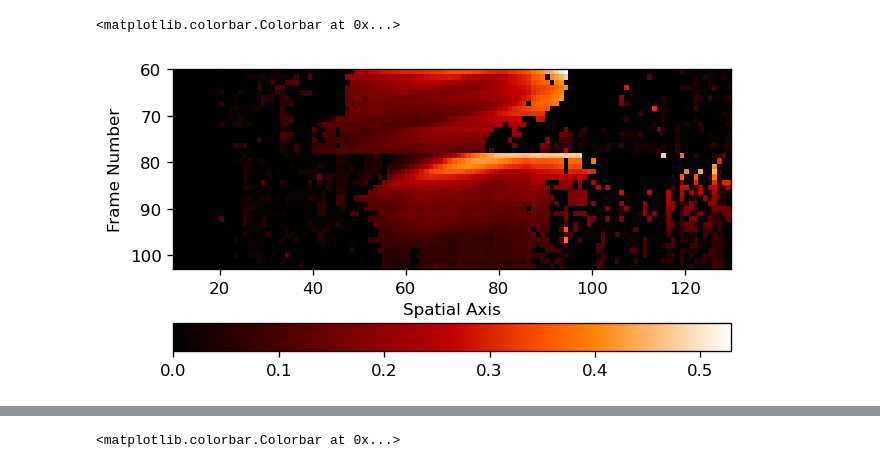
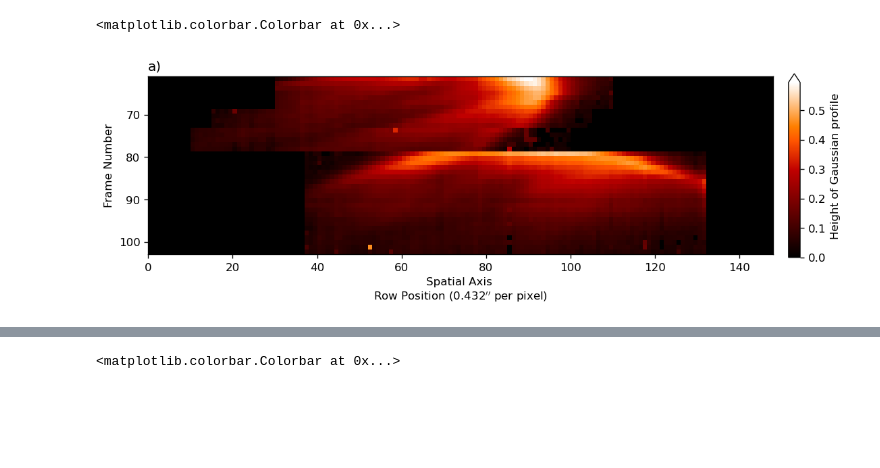
Before and after one commit to ruoyanwangdr/Dynamics-of-Jovian-Infrared-Auroral-Ionosphere-and-Thermosphere, a Jupyter notebook: h3p_map.ipynb, the cells around one changed output, grey strips where cells are left out. Drawn from its saved outputs; the diff is of its cells as text; code cells hidden in the pictures; blank space fills up the shorter version.

```diff
--- a/h3p_map.ipynb
+++ b/h3p_map.ipynb
@@ -325,15 +153,0 @@ g3_result.params['a1'].value
-# %%
-# create lmfit model with defined gaussian
-h2_model = Model(gaussian_fit)
-#print('parameter names: {}'.format(h2_model.param_names))
-#print('independent variables: {}'.format(h2_model.independent_vars))
-
-
-# create parameters and add initial guess
-h2_params = h2_model.make_params()
-h2_params.add('a0', value=0.15)
-h2_params.add('a1', value=100)
-h2_params.add('a2', value=1)
-h2_params.add('a3', value=0)
-h2_params.add('a4', value=0)
-h2_params.add('a5', value=0)
@@ -395,15 +498,16 @@ Done
 # %%
 h2a0 = np.vstack((h2_a0_map))
-h2a0[h2a0>0.5] = 0
+h2a0[h2a0>0.4] = 0
 h2a0[h2a0<0] = 0
 
-plt.imshow(np.sqrt(h2a0), extent=[lower_h2, upper_h2, end_kband_north, start_kband_north], cmap='gist_heat')
-#plt.title('H2 a0')
-plt.xlabel('Spatial Axis')
+plt.figure(figsize=(12,3))
+plt.imshow(np.sqrt(h2a0), extent=[0, 148, fn_end, fn_start], cmap='gist_heat')
+plt.xlabel('Spatial Axis \nRow Position (0.432$^{\prime\prime}$ per pixel)')
 plt.ylabel('Frame Number')
-#plt.xlim(20,140)
-plt.colorbar(orientation='horizontal', pad=0.15)
+plt.title('a)', loc='left')
+plt.colorbar(extend='max', aspect=15, pad=0.02, label=r'Height of Gaussian profile')
+#plt.colorbar(extend='max', aspect=15, pad=0.02, label=r'Intensity (Wm$^{-2}$sr$^{-1}$)')
 #plt.savefig('plots/h2_a0_map_107', bbox_inches='tight')
 # %% [output]
 <matplotlib.colorbar.Colorbar at 0x...>
-[figure, old version]
+[figure, new version]
```
Also changed, not shown: parts of 31 cells of this notebook.
